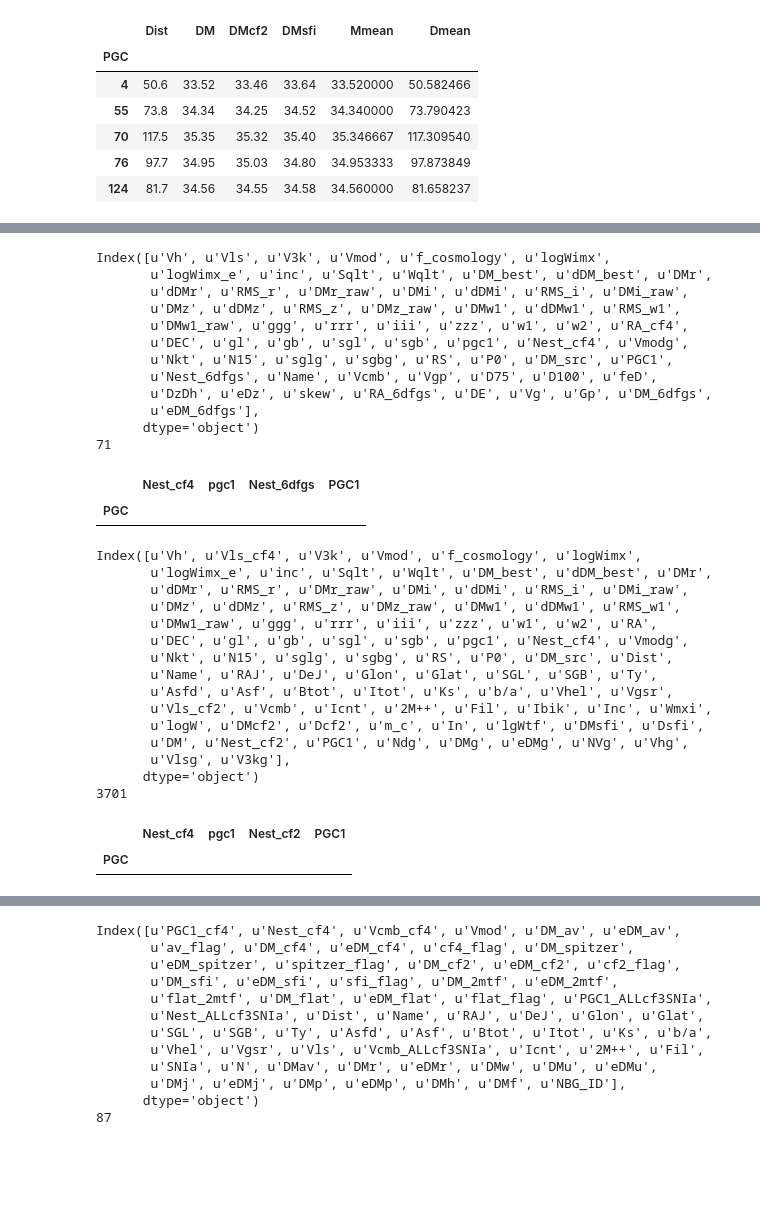
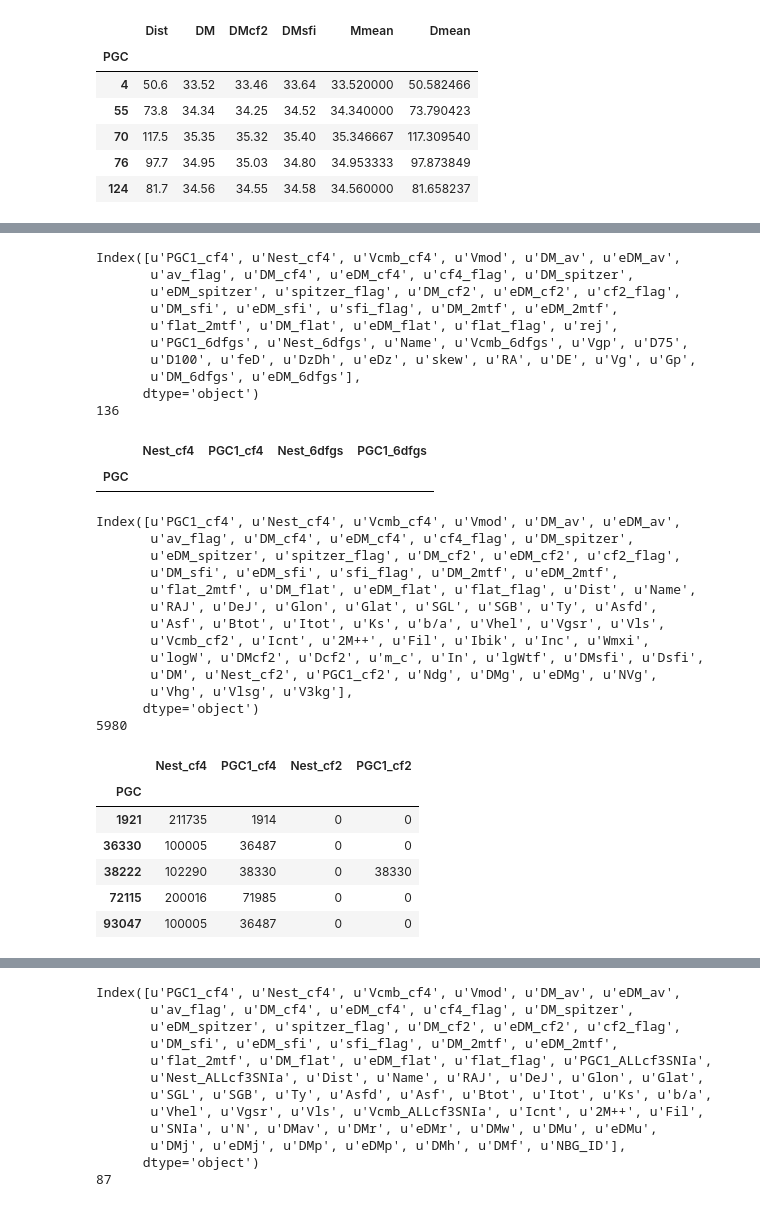
Before and after one commit to ekourkchi/CF4catalog, a Jupyter notebook: CF4_dataFrames.ipynb, the cells around one changed output, grey strips where cells are left out. Cells and saved outputs as stored; diff of their text form; code cells hidden in the pictures; blank space fills up the shorter version.

```diff
--- a/CF4_dataFrames.ipynb
+++ b/CF4_dataFrames.ipynb
@@ -119,18 +119,19 @@ df_flat.head()
 | 978 | 33.699 | 33.290 | 33.174 | 5399 | 5626 | 5049 | 5116 | 1.013 | 978 | 207997 | 110.8971 | ... |
 | 1422 | 34.619 | 34.141 | 34.094 | 5663 | 5893 | 5319 | 5393 | 1.014 | 1351 | 200045 | 113.7645 | ... |
 # %%
-df = pd.read_csv('../calibrators/DMs_EDD.csv.test', delimiter='|')
+df = pd.read_csv('CF4TFRcomponents.csv', delimiter='|')
 df = df.rename(columns=lambda x: x.strip())
-df = df.rename(columns=lambda x: x if x!='DM_w1' else 'DMw1')
-df = df.rename(columns=lambda x: x if x!='dDM_w1' else 'dDMw1')
-df = df.rename(columns=lambda x: x if x!='pgc' else 'PGC')
-df = df.set_index('PGC')
+# df = df.rename(columns=lambda x: x if x!='DM_w1' else 'DMw1')
+# df = df.rename(columns=lambda x: x if x!='dDM_w1' else 'dDMw1')
+# df = df.rename(columns=lambda x: x if x!='pgc' else 'PGC')
+df_cf4tfr = df.set_index('PGC')
 
 ## Using hugh quality distances, photoemtry, etc to determine zero points
-df_cf4tfr = df[((((df['Sqlt']>2) & ~df.index.isin(pgc_drop_riz)) |
-          ((df['Wqlt']>2) & ~df.index.isin(pgc_drop_w1))) &
-          (~df.index.isin(pgc_reject)))]
+# df_cf4tfr = df[((((df['Sqlt']>2) & ~df.index.isin(pgc_drop_riz)) |
+#           ((df['Wqlt']>2) & ~df.index.isin(pgc_drop_w1))) &
+#           (~df.index.isin(pgc_reject)))]
 
-print len(df_cf4tfr)
+# print len(df_cf4tfr)
+
 df_cf4tfr.head()
 # %% [output]
@@ -259,53 +255,54 @@ print(df.columns)
 print(len(df))
 
 
-df = df[(df.Nest_cf4 != df.Nest_6dfgs) | (df.pgc1 != df.PGC1)]
+df = df[(df.Nest_cf4 != df.Nest_6dfgs) | (df.PGC1_cf4 != df.PGC1_6dfgs)]
 
-df[["Nest_cf4", "pgc1", "Nest_6dfgs", "PGC1"]]
+df[["Nest_cf4", "PGC1_cf4", "Nest_6dfgs", "PGC1_6dfgs"]]
 # %% [output]
-Index([u'Vh', u'Vls', u'V3k', u'Vmod', u'f_cosmology', u'logWimx',
-       u'logWimx_e', u'inc', u'Sqlt', u'Wqlt', u'DM_best', u'dDM_best', u'DMr',
-       u'dDMr', u'RMS_r', u'DMr_raw', u'DMi', u'dDMi', u'RMS_i', u'DMi_raw',
-       u'DMz', u'dDMz', u'RMS_z', u'DMz_raw', u'DMw1', u'dDMw1', u'RMS_w1',
-       u'DMw1_raw', u'ggg', u'rrr', u'iii', u'zzz', u'w1', u'w2', u'RA_cf4',
-       u'DEC', u'gl', u'gb', u'sgl', u'sgb', u'pgc1', u'Nest_cf4', u'Vmodg',
-       u'Nkt', u'N15', u'sglg', u'sgbg', u'RS', u'P0', u'DM_src', u'PGC1',
-       u'Nest_6dfgs', u'Name', u'Vcmb', u'Vgp', u'D75', u'D100', u'feD',
-       u'DzDh', u'eDz', u'skew', u'RA_6dfgs', u'DE', u'Vg', u'Gp', u'DM_6dfgs',
-       u'eDM_6dfgs'],
+Index([u'PGC1_cf4', u'Nest_cf4', u'Vcmb_cf4', u'Vmod', u'DM_av', u'eDM_av',
+       u'av_flag', u'DM_cf4', u'eDM_cf4', u'cf4_flag', u'DM_spitzer',
+       u'eDM_spitzer', u'spitzer_flag', u'DM_cf2', u'eDM_cf2', u'cf2_flag',
+       u'DM_sfi', u'eDM_sfi', u'sfi_flag', u'DM_2mtf', u'eDM_2mtf',
+       u'flat_2mtf', u'DM_flat', u'eDM_flat', u'flat_flag', u'rej',
+       u'PGC1_6dfgs', u'Nest_6dfgs', u'Name', u'Vcmb_6dfgs', u'Vgp', u'D75',
+       u'D100', u'feD', u'DzDh', u'eDz', u'skew', u'RA', u'DE', u'Vg', u'Gp',
+       u'DM_6dfgs', u'eDM_6dfgs'],
       dtype='object')
-71
+136
-|  | Nest_cf4 | pgc1 | Nest_6dfgs | PGC1 |
+|  | Nest_cf4 | PGC1_cf4 | Nest_6dfgs | PGC1_6dfgs |
 | PGC |  |  |  |  |
 # %%
 df = df_cf4tfr.join(df_allcf2, on='PGC', how='inner', lsuffix='_cf4', rsuffix='_cf2')
 
 print(df.columns)
 print(len(df))
 
 # df[["Nest_cf4", "pgc1", "Nest_cf2", "PGC1"]].head(10)
 
-df = df[(df.Nest_cf4 != df.Nest_cf2) | (df.pgc1 != df.PGC1)]
+df = df[(df.Nest_cf4 != df.Nest_cf2) | (df.PGC1_cf4 != df.PGC1_cf2)]
 
-df[["Nest_cf4", "pgc1", "Nest_cf2", "PGC1"]]
+df[["Nest_cf4", "PGC1_cf4", "Nest_cf2", "PGC1_cf2"]]
 # %% [output]
-Index([u'Vh', u'Vls_cf4', u'V3k', u'Vmod', u'f_cosmology', u'logWimx',
-       u'logWimx_e', u'inc', u'Sqlt', u'Wqlt', u'DM_best', u'dDM_best', u'DMr',
-       u'dDMr', u'RMS_r', u'DMr_raw', u'DMi', u'dDMi', u'RMS_i', u'DMi_raw',
-       u'DMz', u'dDMz', u'RMS_z', u'DMz_raw', u'DMw1', u'dDMw1', u'RMS_w1',
-       u'DMw1_raw', u'ggg', u'rrr', u'iii', u'zzz', u'w1', u'w2', u'RA',
-       u'DEC', u'gl', u'gb', u'sgl', u'sgb', u'pgc1', u'Nest_cf4', u'Vmodg',
-       u'Nkt', u'N15', u'sglg', u'sgbg', u'RS', u'P0', u'DM_src', u'Dist',
-       u'Name', u'RAJ', u'DeJ', u'Glon', u'Glat', u'SGL', u'SGB', u'Ty',
-       u'Asfd', u'Asf', u'Btot', u'Itot', u'Ks', u'b/a', u'Vhel', u'Vgsr',
-       u'Vls_cf2', u'Vcmb', u'Icnt', u'2M++', u'Fil', u'Ibik', u'Inc', u'Wmxi',
+Index([u'PGC1_cf4', u'Nest_cf4', u'Vcmb_cf4', u'Vmod', u'DM_av', u'eDM_av',
+       u'av_flag', u'DM_cf4', u'eDM_cf4', u'cf4_flag', u'DM_spitzer',
+       u'eDM_spitzer', u'spitzer_flag', u'DM_cf2', u'eDM_cf2', u'cf2_flag',
+       u'DM_sfi', u'eDM_sfi', u'sfi_flag', u'DM_2mtf', u'eDM_2mtf',
+       u'flat_2mtf', u'DM_flat', u'eDM_flat', u'flat_flag', u'Dist', u'Name',
+       u'RAJ', u'DeJ', u'Glon', u'Glat', u'SGL', u'SGB', u'Ty', u'Asfd',
+       u'Asf', u'Btot', u'Itot', u'Ks', u'b/a', u'Vhel', u'Vgsr', u'Vls',
+       u'Vcmb_cf2', u'Icnt', u'2M++', u'Fil', u'Ibik', u'Inc', u'Wmxi',
        u'logW', u'DMcf2', u'Dcf2', u'm_c', u'In', u'lgWtf', u'DMsfi', u'Dsfi',
-       u'DM', u'Nest_cf2', u'PGC1', u'Ndg', u'DMg', u'eDMg', u'NVg', u'Vhg',
-       u'Vlsg', u'V3kg'],
+       u'DM', u'Nest_cf2', u'PGC1_cf2', u'Ndg', u'DMg', u'eDMg', u'NVg',
+       u'Vhg', u'Vlsg', u'V3kg'],
       dtype='object')
-3701
+5980
-|  | Nest_cf4 | pgc1 | Nest_cf2 | PGC1 |
+|  | Nest_cf4 | PGC1_cf4 | Nest_cf2 | PGC1_cf2 |
 | PGC |  |  |  |  |
+| 1921 | 211735 | 1914 | 0 | 0 |
+| 36330 | 100005 | 36487 | 0 | 0 |
+| 38222 | 102290 | 38330 | 0 | 38330 |
+| 72115 | 200016 | 71985 | 0 | 0 |
+| 93047 | 100005 | 36487 | 0 | 0 |
 # %%
 df = df_cf4tfr.join(df_spitzer, on='PGC', how='inner', lsuffix='_cf4', rsuffix='_spitzer')
 # print(df.columns)
```
Also changed, not shown: parts of 18 cells of this notebook, 9 other files.
